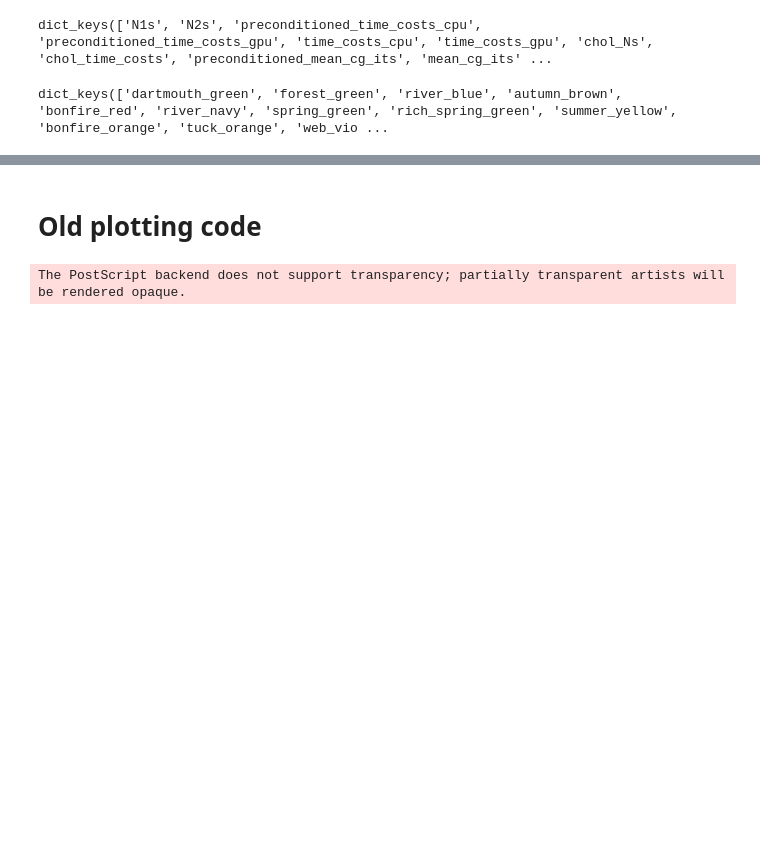
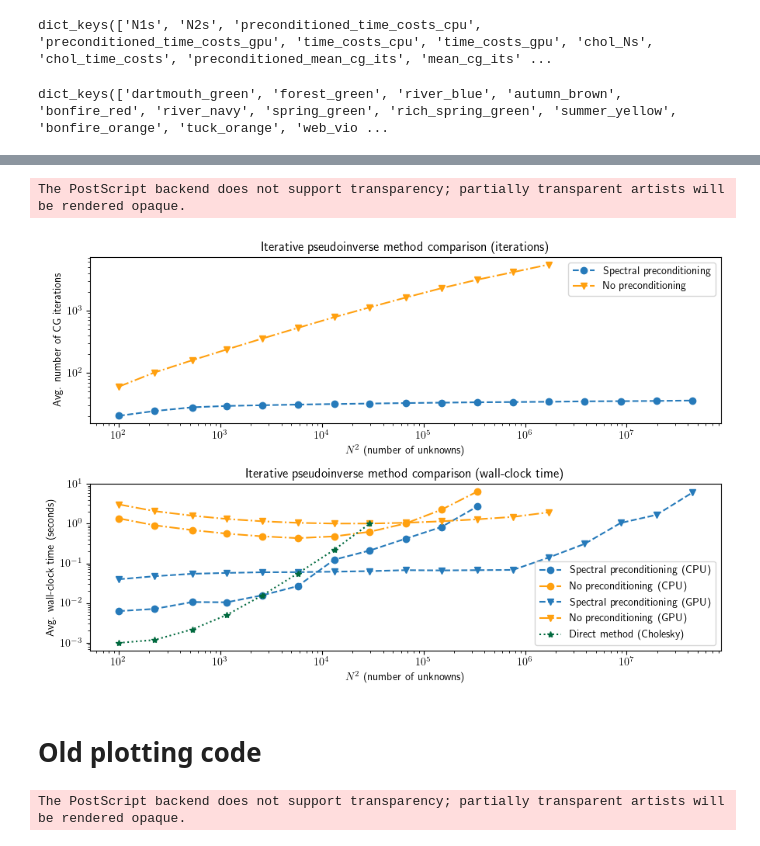
Before and after one commit to jlindbloom/jlinops, a Jupyter notebook: dev/reworking/GPU_tests/neumann_pinv/laplacian_pinv_experiment_gpu_cpu.ipynb, the cells around one changed output, grey strips where cells are left out. Saved outputs shown, nothing was run; the diff lists cells and outputs as text; code cells hidden in the pictures; blank space fills up the shorter version.

```diff
--- a/dev/reworking/GPU_tests/neumann_pinv/laplacian_pinv_experiment_gpu_cpu.ipynb
+++ b/dev/reworking/GPU_tests/neumann_pinv/laplacian_pinv_experiment_gpu_cpu.ipynb
@@ -569,3 +589,47 @@ RuntimeError: Failed to process string with tex because latex could not be found
+# %%
+fig, axs = plt.subplots(2,1, figsize=(9,6))
+
+axs[0].loglog(data["N1s"]**2, data["preconditioned_mean_cg_its"], label="Spectral preconditioning",  color=dcolors["river_blue"], ls="dashed", marker="o")
+axs[0].loglog(data["N2s"]**2, data["mean_cg_its"], label="No preconditioning", color=dcolors["bonfire_orange"], ls="dashdot", marker="v")
+axs[0].set_ylabel("Avg. number of CG iterations")
+axs[0].set_xlabel("$N^2$ (number of unknowns)")
+axs[0].set_title("Iterative pseudoinverse method comparison (iterations)")
+axs[0].legend()
+
+
+axs[1].loglog(datac["N1s"]**2, datac["preconditioned_time_costs_cpu"], color=dcolors["river_blue"],label="Spectral preconditioning (CPU)", ls="dashed", marker="o")
+axs[1].loglog(datac["N2s"]**2, datac["time_costs_cpu"], color=dcolors["bonfire_orange"], label="No preconditioning (CPU)", ls="dashdot", marker="o")
+
+axs[1].loglog(data["N1s"]**2, data["preconditioned_time_costs_cpu"], color=dcolors["river_blue"],label="Spectral preconditioning (GPU)", ls="dashed", marker="v")
+axs[1].loglog(data["N2s"]**2, data["time_costs_cpu"], color=dcolors["bonfire_orange"], label="No preconditioning (GPU)", ls="dashdot", marker="v")
+
+axs[1].loglog(data["chol_Ns"]**2, data["chol_time_costs"], color=dcolors["dartmouth_green"], label="Direct method (Cholesky)", ls="dotted", marker="*")
+axs[1].set_ylabel("Avg. wall-clock time (seconds)")
+axs[1].set_xlabel("$N^2$ (number of unknowns)")
+axs[1].set_title("Iterative pseudoinverse method comparison (wall-clock time)")
+axs[1].legend()
+
+
+
+# axs[1].loglog(Ns**2, data["preconditioned_time_costs, label="Spectral preconditioning", ls="dashed", marker="o")
+# axs[1].loglog(Ns**2, time_costs, label="No preconditioning", ls="dashdot", marker="v")
+# axs[1].loglog(chol_Ns**2, chol_time_costs, label="Direct method (Cholesky)", ls="dotted", marker="*")
+# axs[1].set_ylabel("Avg. wall-clock time (seconds)")
+# axs[1].set_xlabel("$N^2$ (number of unknowns)")
+# axs[1].set_title("Iterative pseudoinverse method comparison (wall-clock time)")
+# axs[1].legend()
+
+
+fig.tight_layout()
+
+fig.savefig("lapinv_results.png", dpi=250, bbox_inches="tight")
+fig.savefig("lapinv_results.eps", bbox_inches="tight")
+
+
+plt.show()
+# %% [output]
+The PostScript backend does not support transparency; partially transparent artists will be rendered opaque.
+[figure, added]
 # %% [markdown]
 # Old plotting code
 # %%
```
Also changed, not shown: parts of 7 cells of this notebook, 9 other files.
